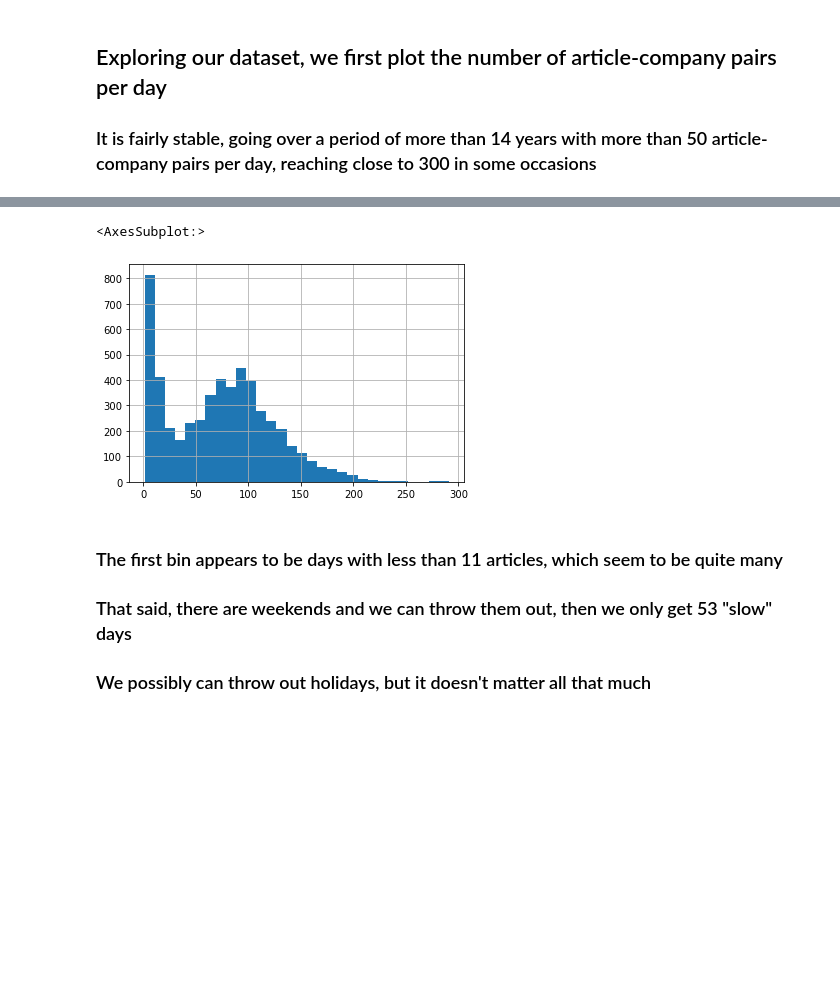
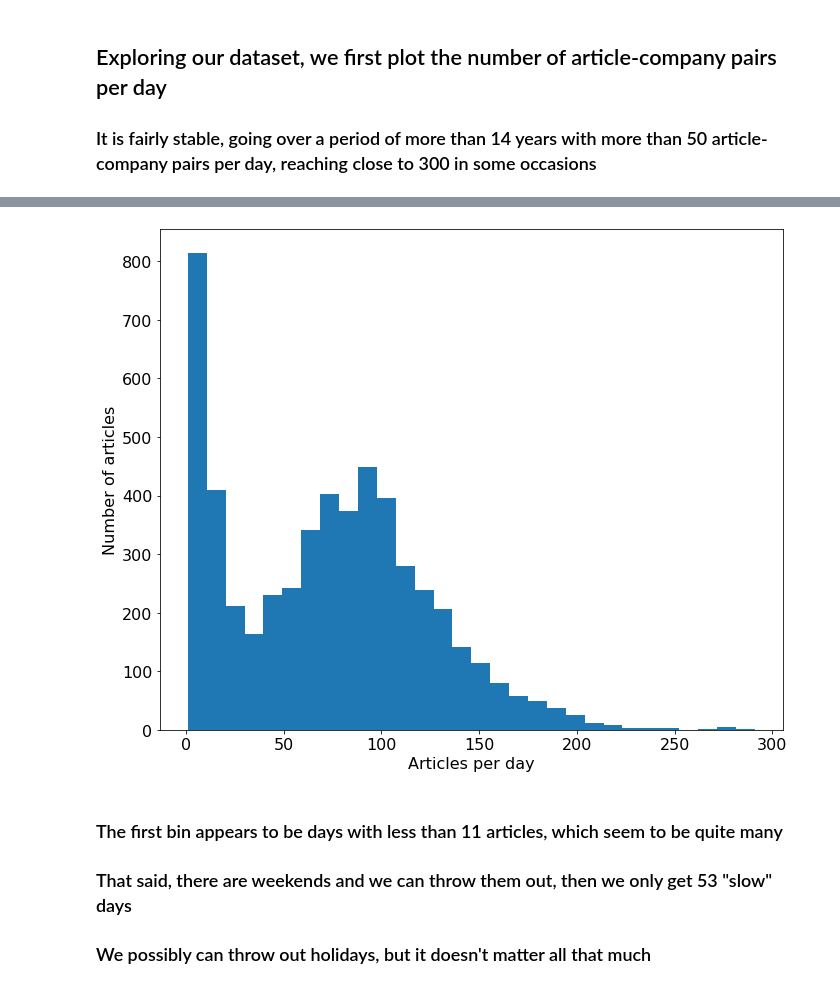
Before and after one commit to jradhima/thesis-leuven, a Jupyter notebook: articles_exploration.ipynb, the cells around one changed output, grey strips where cells are left out. Cells and saved outputs as stored; diff of their text form; code cells hidden in the pictures; blank space fills up the shorter version.

```diff
--- a/articles_exploration.ipynb
+++ b/articles_exploration.ipynb
@@ -89,6 +89,12 @@ memory usage: 28.6+ MB
 ## Exploring our dataset, we first plot the number of article-company pairs per day
 ### It is fairly stable, going over a period of more than 14 years with more than 50 article-company pairs per day, reaching close to 300 in some occasions
 # %%
-fig, ax = plt.subplots(figsize=(15, 8))
-articles.groupby('date').size().plot(ax=ax);
+plt.rcParams.update({'font.size': 16})
+fig, ax = plt.subplots(figsize=(10, 8))
+data = articles.groupby('date').size();#.plot(ax=ax);
+ax.scatter(data.index, data.values);
+ax.set_ylabel('number of articles');
+plt.tight_layout()  # Adjust layout for better spacing
+plt.savefig('articles_plot.jpg', dpi=300)
+plt.show()
 # %% [output]
@@ -96,8 +102,25 @@ articles.groupby('date').size().plot(ax=ax);
 # %%
-articles[articles['date'] >= '2007-01-01'].groupby('date').size().hist(bins=30)
+#articles[articles['date'] >= '2007-01-01'].groupby('date').size().hist(bins=30)
+# Increase font size for labels and tick marks
+plt.rcParams.update({'font.size': 16})
+
+# Your data and plotting code
+data = articles[articles['date'] >= '2007-01-01'].groupby('date').size()
+
+fig, ax = plt.subplots(figsize=(10, 8))  # Adjust figure size if needed
+data.hist(ax=ax, bins=30)
+
+ax.grid(False)
+# Adding x-axis and y-axis labels
+ax.set_xlabel('Articles per day')
+ax.set_ylabel('Number of articles')
+
+# Save the histogram plot as an image
+plt.tight_layout()  # Adjust layout for better spacing
+plt.savefig('articles_day_histogram.jpg', dpi=300)  # Save as PNG image with high resolution
+plt.show()
 # %% [output]
-<AxesSubplot:>
-[figure, old version]
+[figure, new version]
 # %% [markdown]
 ### The first bin appears to be days with less than 11 articles, which seem to be quite many
 ### That said, there are weekends and we can throw them out, then we only get 53 "slow" days
```
Also changed, not shown: parts of 8 cells of this notebook, 2 other files.
